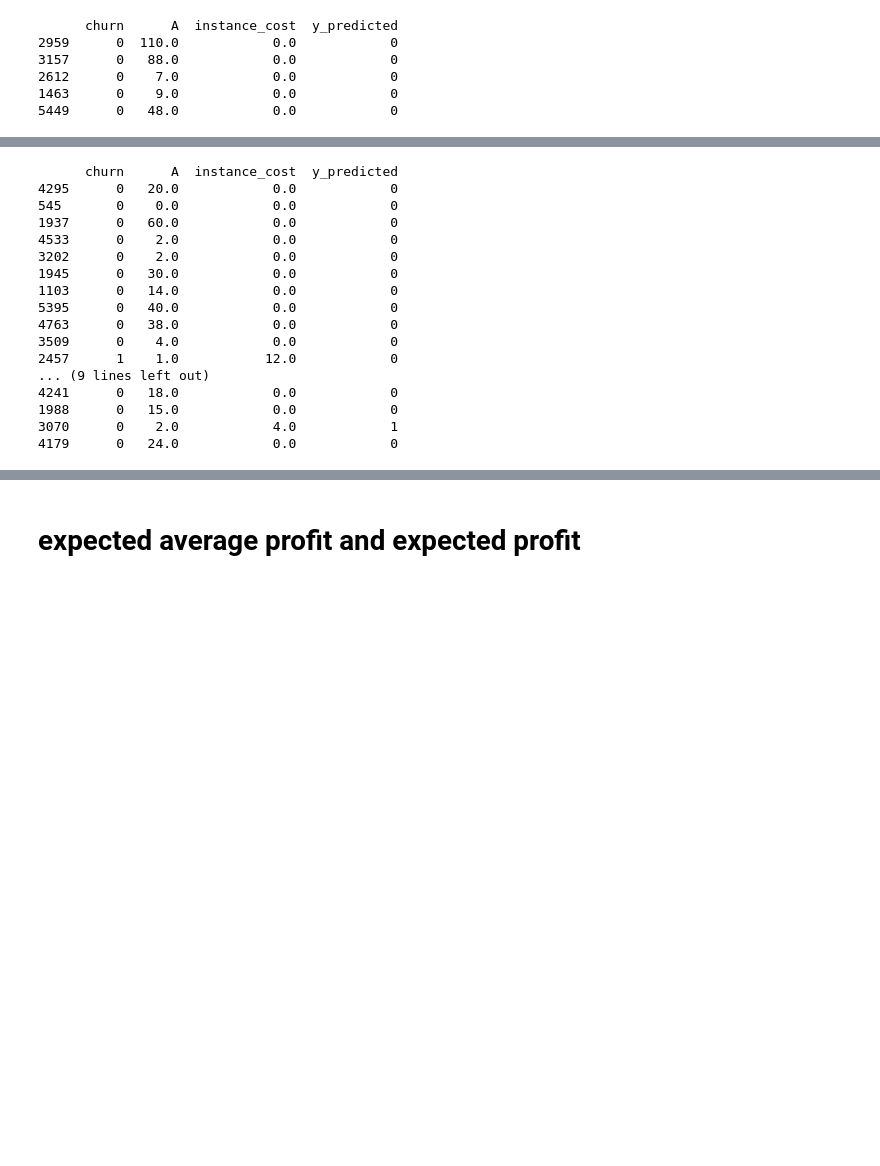
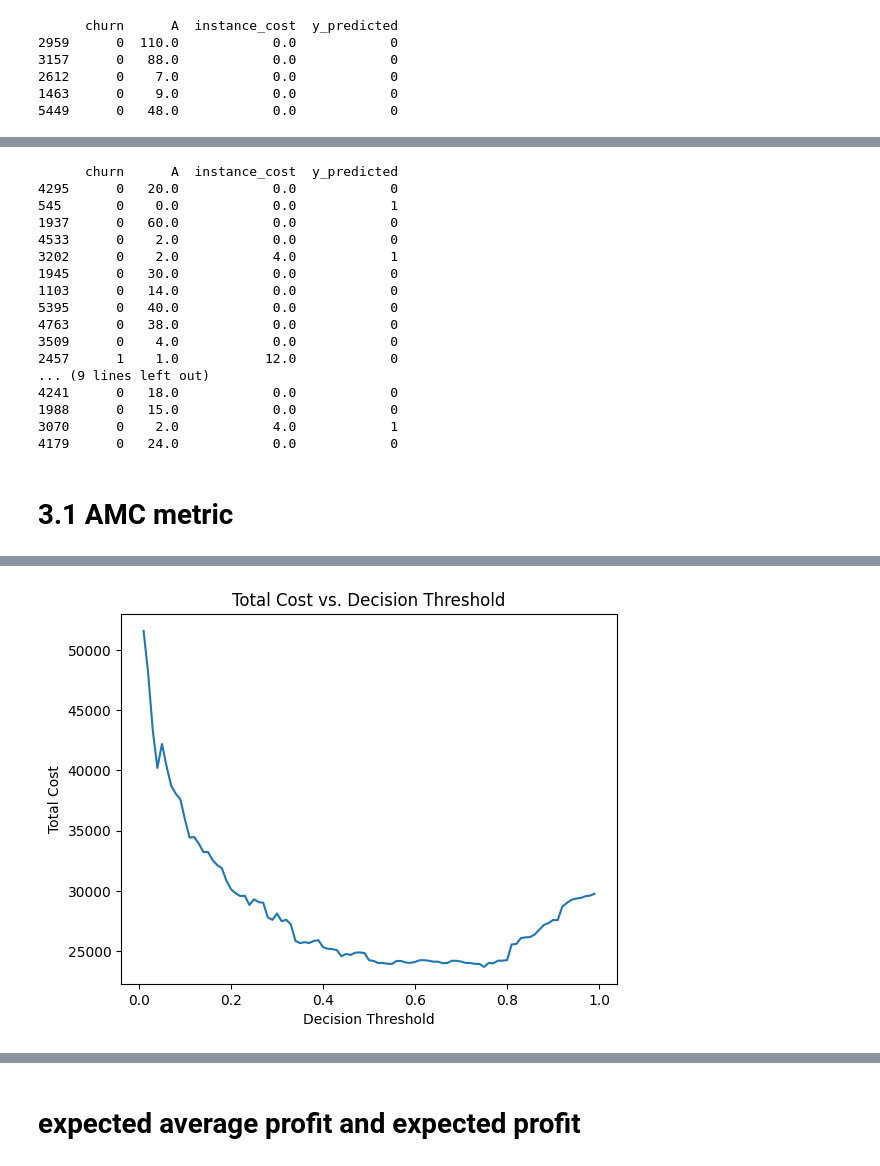
Before and after one commit to stijn-dg/End-to-end-project---Customer-churn, a Jupyter notebook: notebooks/e_commerce_churn.ipynb, the cells around one changed output, grey strips where cells are left out. Saved outputs shown, nothing was run; the diff lists cells and outputs as text; code cells hidden in the pictures; blank space fills up the shorter version.

```diff
--- a/notebooks/e_commerce_churn.ipynb
+++ b/notebooks/e_commerce_churn.ipynb
@@ -347,12 +298,12 @@ Test cost/loss = 20290.
 # %%
-print(test_predictions[['churn', "A", 'instance_cost', 'y_predicted']].iloc[56:80])
+print(test_predictions_xgb[['churn', "A", 'instance_cost', 'y_predicted']].iloc[56:80])
 # %% [output]
       churn      A  instance_cost  y_predicted
 4295      0   20.0            0.0            0
-545       0    0.0            0.0            0
+545       0    0.0            0.0            1
 1937      0   60.0            0.0            0
 4533      0    2.0            0.0            0
-3202      0    2.0            0.0            0
+3202      0    2.0            4.0            1
 1945      0   30.0            0.0            0
 1103      0   14.0            0.0            0
 5395      0   40.0            0.0            0
@@ -364,3 +315,10 @@ print(test_predictions[['churn', "A", 'instance_cost', 'y_predicted']].iloc[56:8
 1988      0   15.0            0.0            0
 3070      0    2.0            4.0            1
 4179      0   24.0            0.0            0
+# %% [markdown]
+# 3.1 AMC metric
+# %%
+cb_column = 'A'
+test_predictions_log['y_predicted_proba_log']= best_pipeline_log_reg.predict_proba(test_predictions_log.drop(y, axis=1))[:, 1]
+best_threshold_log, AMC_log, lowest_cost_log = compute_best_threshold(test_predictions_log, best_pipeline_log_reg, y,cb_column, y_predicted_proba_col_name="y_predicted_proba_log")
+# %% [output]
@@ -366,0 +342 @@ print(test_predictions[['churn', "A", 'instance_cost', 'y_predicted']].iloc[56:8
+[figure, added]
```
Also changed, not shown: parts of 34 cells of this notebook, 2 other files.
